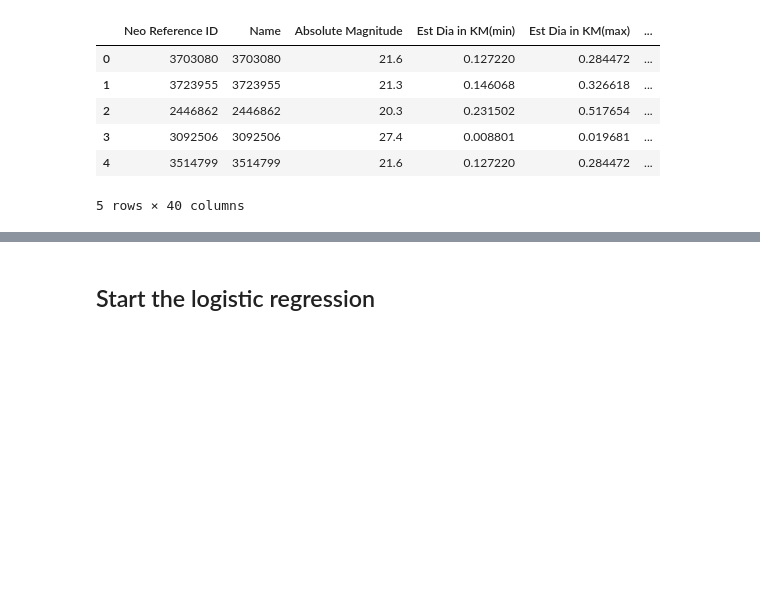
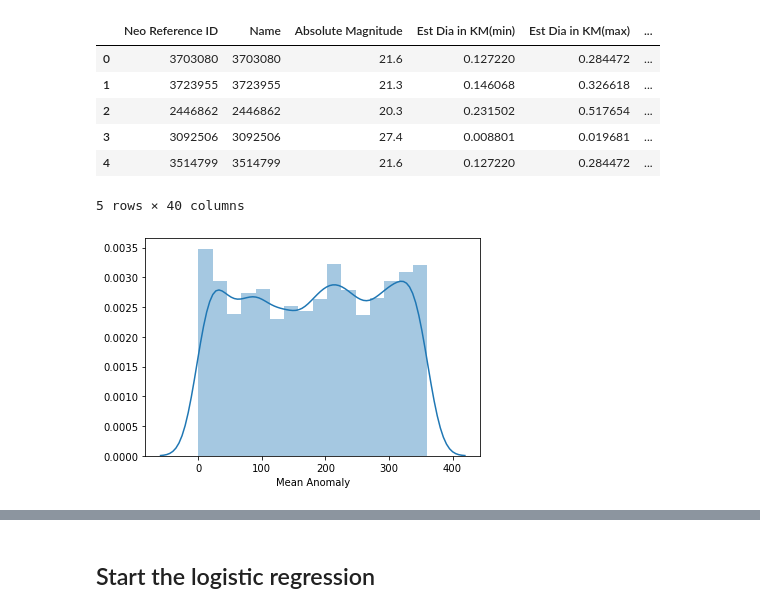
Before and after one commit to chrolss/how-to-ml, a Jupyter notebook: validation/How to validate a model.ipynb, the cells around one changed output, grey strips where cells are left out. Cells and saved outputs as stored; diff of their text form; code cells hidden in the pictures; blank space fills up the shorter version.

```diff
--- a/validation/How to validate a model.ipynb
+++ b/validation/How to validate a model.ipynb
@@ -21,3 +21,11 @@ nasa.head()
 | 3 | 3092506 | 3092506 | 27.4 | 0.008801 | 0.019681 | ... |
 | 4 | 3514799 | 3514799 | 21.6 | 0.127220 | 0.284472 | ... |
 5 rows × 40 columns
+# %%
+def plot_distribution(data, feature):
+    import seaborn as sns
+    _ = sns.distplot(data[feature])
+# %%
+plot_distribution(nasa, 'Mean Anomaly')
+# %% [output]
+[figure, added]
```
Also changed, not shown: parts of 30 cells of this notebook.
